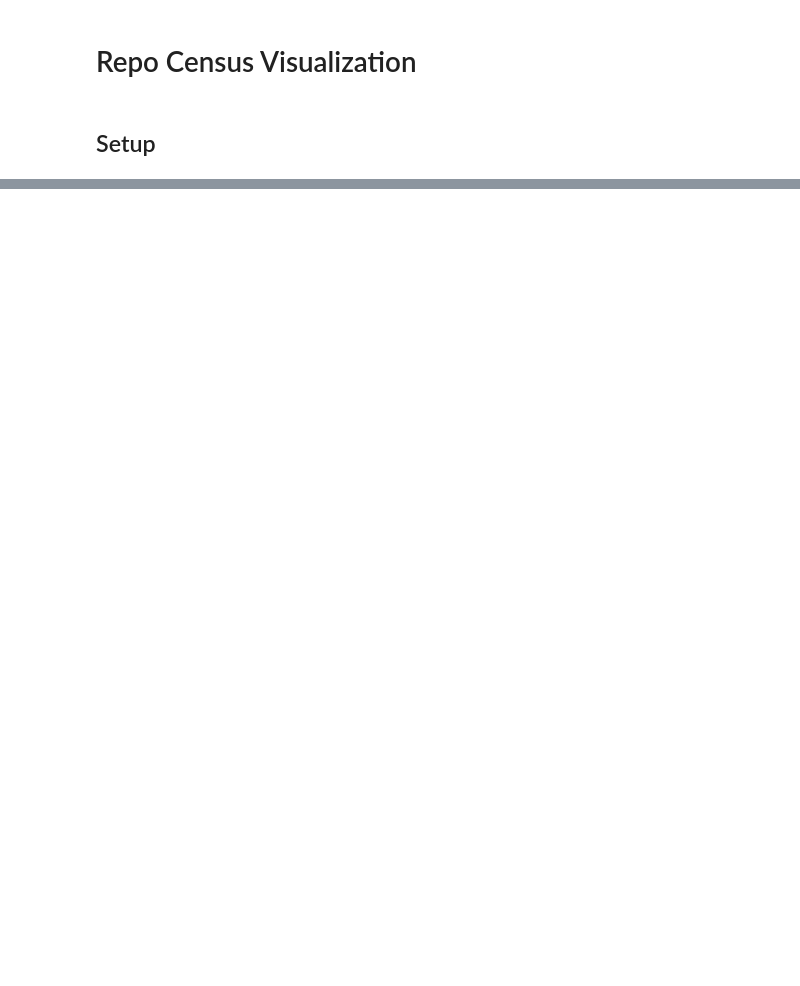
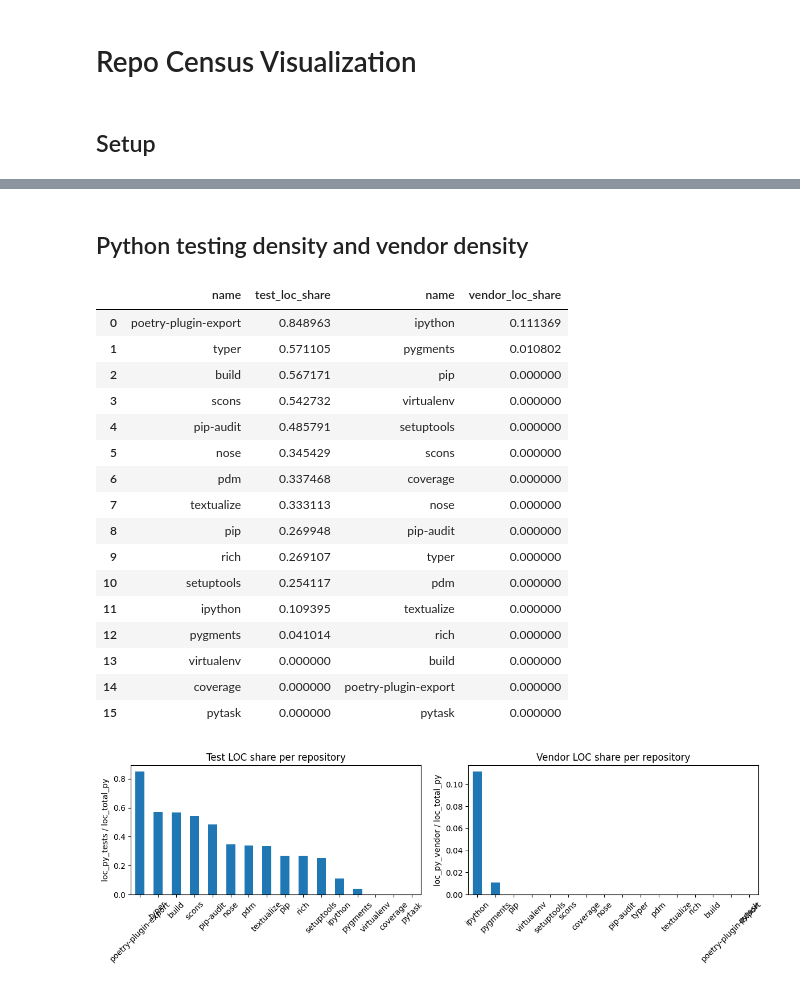
Before and after one commit to mikegaravani/py-comment-evolution, a Jupyter notebook: scripts/repo-census/visualization.ipynb, the cells around one changed output, grey strips where cells are left out. Saved outputs shown, nothing was run; the diff lists cells and outputs as text; code cells hidden in the pictures; blank space fills up the shorter version.

Commit message:
visualize more census data

```diff
--- a/scripts/repo-census/visualization.ipynb
+++ b/scripts/repo-census/visualization.ipynb
@@ -71,0 +103,74 @@ plt.show()
+# %% [markdown]
+## Python testing density and vendor density
+# %%
+df["test_loc_share"] = df["loc_py_tests"] / df["loc_total_py"]
+df["vendor_loc_share"] = df["loc_py_vendor"] / df["loc_total_py"]
+
+repo_share = (
+    df[["name", "test_loc_share"]]
+    .sort_values("test_loc_share", ascending=False)
+)
+
+repo_share_vendor = (
+    df[["name", "vendor_loc_share"]]
+    .sort_values("vendor_loc_share", ascending=False)
+)
+
+combined = pd.concat(
+    [
+        repo_share.reset_index(drop=True),
+        repo_share_vendor.reset_index(drop=True)
+    ],
+    axis=1
+)
+
+display(combined)
+
+fig, axes = plt.subplots(1, 2, figsize=(12, 4))
+
+repo_share.plot(
+    kind="bar",
+    x="name",
+    y="test_loc_share",
+    legend=False,
+    ax=axes[0]
+)
+axes[0].set_title("Test LOC share per repository")
+axes[0].set_xlabel("")
+axes[0].set_ylabel("loc_py_tests / loc_total_py")
+axes[0].tick_params(axis="x", rotation=45)
+
+repo_share_vendor.plot(
+    kind="bar",
+    x="name",
+    y="vendor_loc_share",
+    legend=False,
+    ax=axes[1]
+)
+
+axes[1].set_title("Vendor LOC share per repository")
+axes[1].set_xlabel("")
+axes[1].set_ylabel("loc_py_vendor / loc_total_py")
+axes[1].tick_params(axis="x", rotation=45)
+
+plt.tight_layout()
+plt.show()
+# %% [output]
+|  | name | test_loc_share | name | vendor_loc_share |
+| 0 | poetry-plugin-export | 0.848963 | ipython | 0.111369 |
+| 1 | typer | 0.571105 | pygments | 0.010802 |
+| 2 | build | 0.567171 | pip | 0.000000 |
+| 3 | scons | 0.542732 | virtualenv | 0.000000 |
+| 4 | pip-audit | 0.485791 | setuptools | 0.000000 |
+| 5 | nose | 0.345429 | scons | 0.000000 |
+| 6 | pdm | 0.337468 | coverage | 0.000000 |
+| 7 | textualize | 0.333113 | nose | 0.000000 |
+| 8 | pip | 0.269948 | pip-audit | 0.000000 |
+| 9 | rich | 0.269107 | typer | 0.000000 |
+| 10 | setuptools | 0.254117 | pdm | 0.000000 |
+| 11 | ipython | 0.109395 | textualize | 0.000000 |
+| 12 | pygments | 0.041014 | rich | 0.000000 |
+| 13 | virtualenv | 0.000000 | build | 0.000000 |
+| 14 | coverage | 0.000000 | poetry-plugin-export | 0.000000 |
+| 15 | pytask | 0.000000 | pytask | 0.000000 |
+[figure, added]
```
Also changed, not shown: parts of 9 cells of this notebook, 2 other files.
